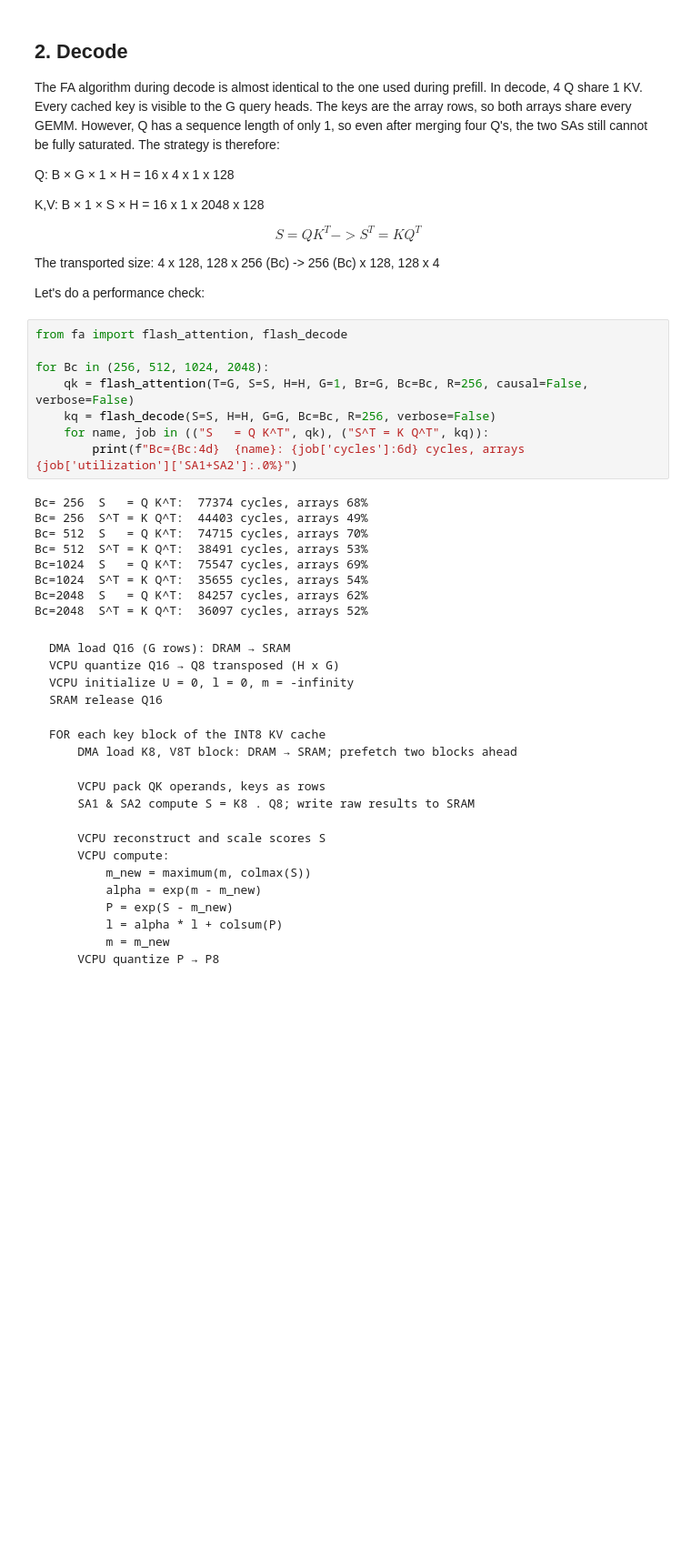
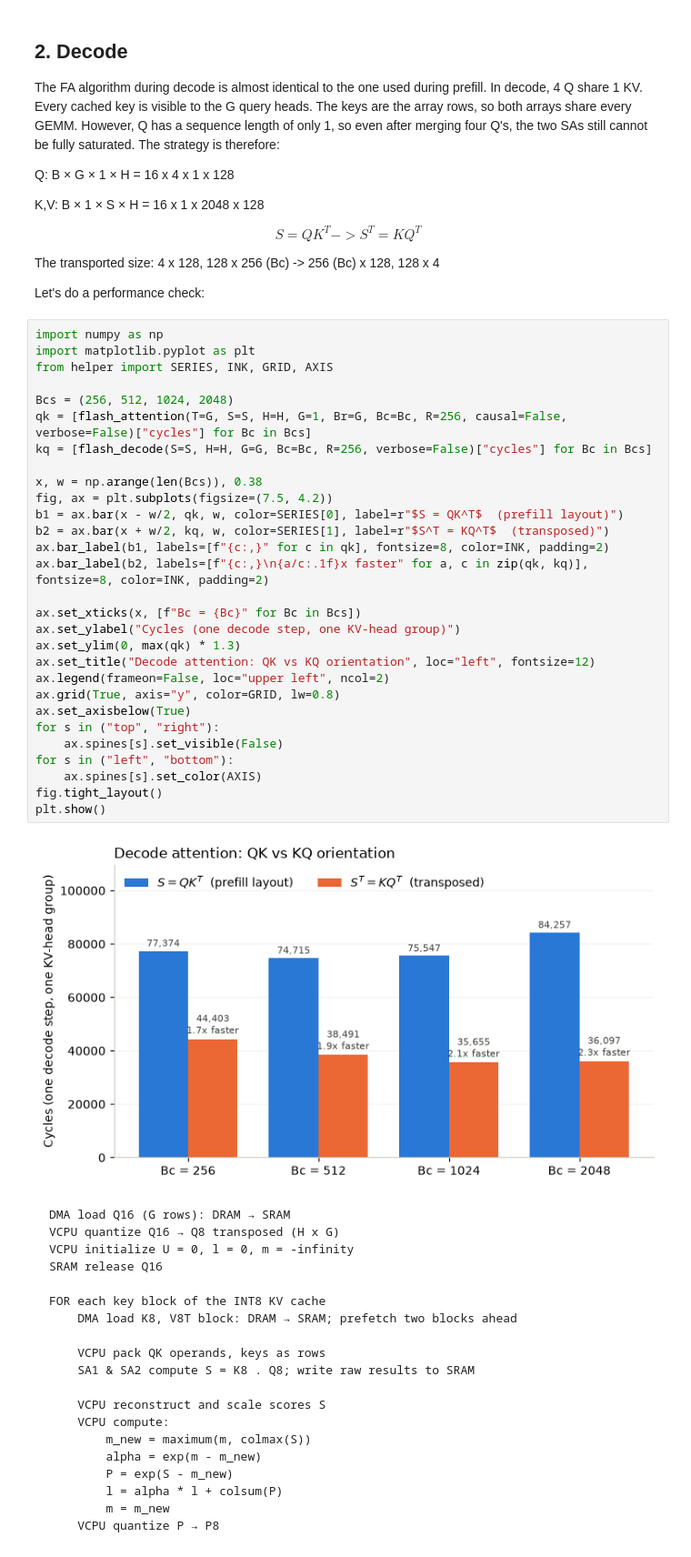
Before and after one commit to raulniconico/Flash-Attention-Assignment, a Jupyter notebook: 3.flash_attention.ipynb, the cells around one changed output. Shown at 91% size. Drawn from its saved outputs; the diff is of its cells as text; blank space fills up the shorter version.

```diff
--- a/3.flash_attention.ipynb
+++ b/3.flash_attention.ipynb
@@ -244,23 +253,37 @@ $$S = QK^T -> S^T = K Q^T$$
 The transported size: 4 x 128, 128 x 256 (Bc) -> 256 (Bc) x 128, 128 x 4
 
 Let's do a performance check:
-# %%
-from fa import flash_attention, flash_decode
-
-for Bc in (256, 512, 1024, 2048):
-    qk = flash_attention(T=G, S=S, H=H, G=1, Br=G, Bc=Bc, R=256, causal=False, verbose=False)
-    kq = flash_decode(S=S, H=H, G=G, Bc=Bc, R=256, verbose=False)
-    for name, job in (("S   = Q K^T", qk), ("S^T = K Q^T", kq)):
-        print(f"Bc={Bc:4d}  {name}: {job['cycles']:6d} cycles, arrays {job['utilization']['SA1+SA2']:.0%}")
-# %% [output]
-Bc= 256  S   = Q K^T:  77374 cycles, arrays 68%
-Bc= 256  S^T = K Q^T:  44403 cycles, arrays 49%
-Bc= 512  S   = Q K^T:  74715 cycles, arrays 70%
-Bc= 512  S^T = K Q^T:  38491 cycles, arrays 53%
-Bc=1024  S   = Q K^T:  75547 cycles, arrays 69%
-Bc=1024  S^T = K Q^T:  35655 cycles, arrays 54%
-Bc=2048  S   = Q K^T:  84257 cycles, arrays 62%
-Bc=2048  S^T = K Q^T:  36097 cycles, arrays 52%
+# %%
+import numpy as np
+import matplotlib.pyplot as plt
+from helper import SERIES, INK, GRID, AXIS
+
+Bcs = (256, 512, 1024, 2048)
+qk = [flash_attention(T=G, S=S, H=H, G=1, Br=G, Bc=Bc, R=256, causal=False, verbose=False)["cycles"] for Bc in Bcs]
+kq = [flash_decode(S=S, H=H, G=G, Bc=Bc, R=256, verbose=False)["cycles"] for Bc in Bcs]
+
+x, w = np.arange(len(Bcs)), 0.38
+fig, ax = plt.subplots(figsize=(7.5, 4.2))
+b1 = ax.bar(x - w/2, qk, w, color=SERIES[0], label=r"$S = QK^T$  (prefill layout)")
+b2 = ax.bar(x + w/2, kq, w, color=SERIES[1], label=r"$S^T = KQ^T$  (transposed)")
+ax.bar_label(b1, labels=[f"{c:,}" for c in qk], fontsize=8, color=INK, padding=2)
+ax.bar_label(b2, labels=[f"{c:,}\n{a/c:.1f}x faster" for a, c in zip(qk, kq)], fontsize=8, color=INK, padding=2)
+
+ax.set_xticks(x, [f"Bc = {Bc}" for Bc in Bcs])
+ax.set_ylabel("Cycles (one decode step, one KV-head group)")
+ax.set_ylim(0, max(qk) * 1.3)
+ax.set_title("Decode attention: QK vs KQ orientation", loc="left", fontsize=12)
+ax.legend(frameon=False, loc="upper left", ncol=2)
+ax.grid(True, axis="y", color=GRID, lw=0.8)
+ax.set_axisbelow(True)
+for s in ("top", "right"):
+    ax.spines[s].set_visible(False)
+for s in ("left", "bottom"):
+    ax.spines[s].set_color(AXIS)
+fig.tight_layout()
+plt.show()
+# %% [output]
+[figure, added]
 # %% [markdown]
     DMA load Q16 (G rows): DRAM → SRAM
     VCPU quantize Q16 → Q8 transposed (H x G)
```
Also changed, not shown: parts of 5 cells of this notebook, 10 other files.
